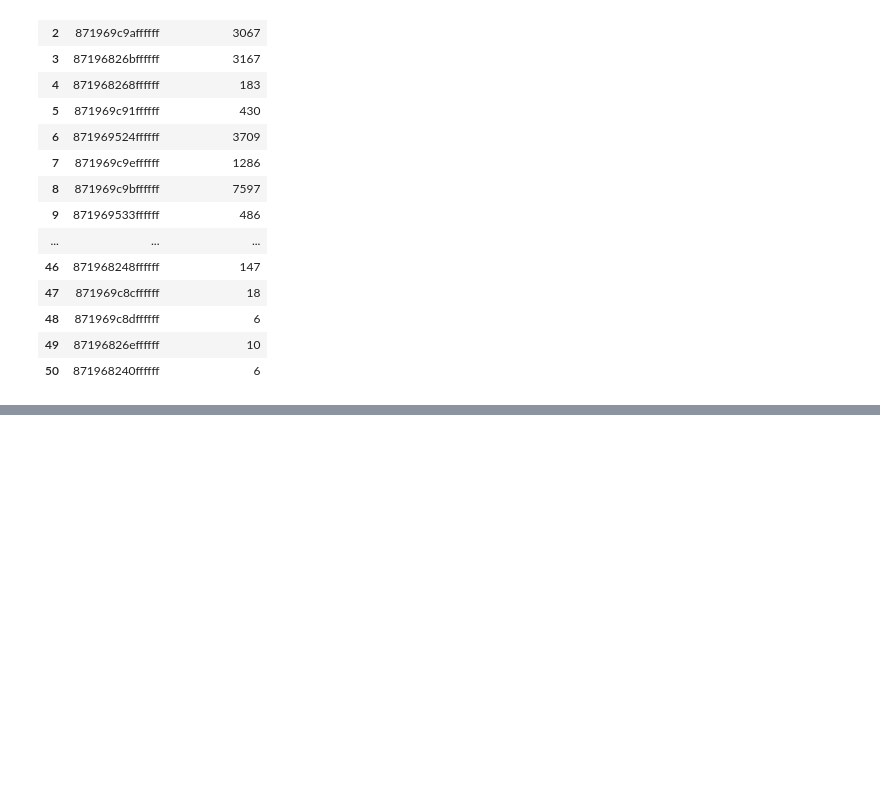
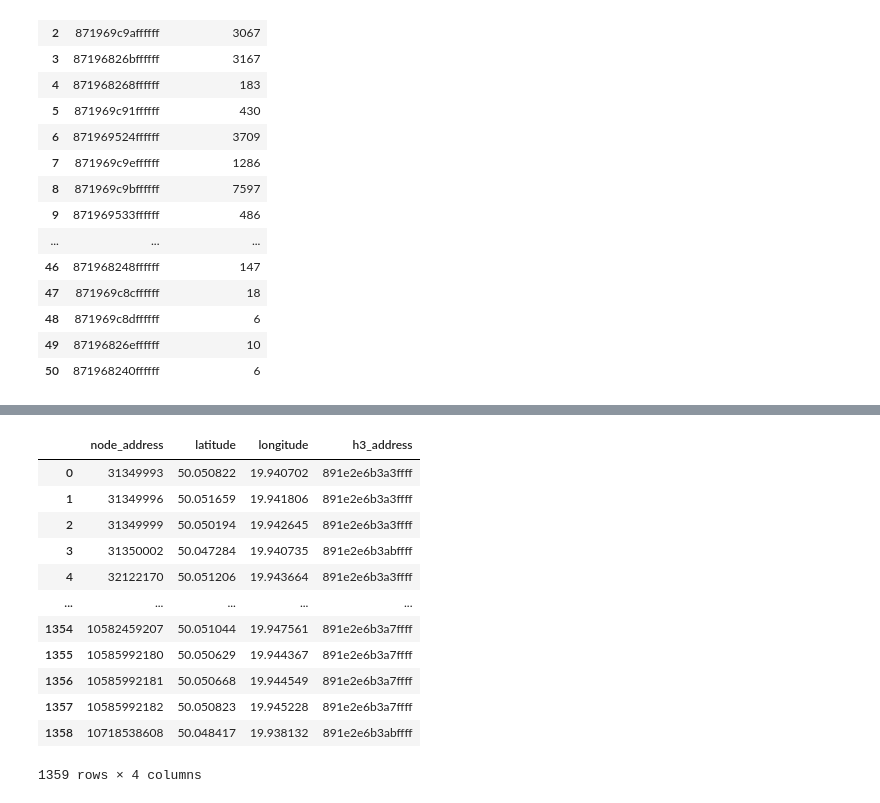
Before and after one commit to Farnoud-G/query_PT, a Jupyter notebook: Lab2_fg.ipynb, the cells around one changed output, grey strips where cells are left out. Drawn from its saved outputs; the diff is of its cells as text; code cells hidden in the pictures; blank space fills up the shorter version.

```diff
--- a/Lab2_fg.ipynb
+++ b/Lab2_fg.ipynb
@@ -321,0 +339,24 @@ h3_visualization(dx, 'hex_address', 'number_of_trips')
+# %%
+G = graph
+df = pd.DataFrame(columns=['node_address', 'latitude', 'longitude', 'h3_address'])
+df.node_address = list(G.nodes)
+df.latitude = df.apply(lambda row: G.nodes[row.node_address]['y'], axis=1)
+df.longitude = df.apply(lambda row: G.nodes[row.node_address]['x'], axis=1)
+zoning_level = 9
+df.h3_address = df.apply(lambda row: h3.geo_to_h3(row.latitude, row.longitude, zoning_level), axis=1)
+
+df
+# %% [output]
+|  | node_address | latitude | longitude | h3_address |
+| 0 | 31349993 | 50.050822 | 19.940702 | 891e2e6b3a3ffff |
+| 1 | 31349996 | 50.051659 | 19.941806 | 891e2e6b3a3ffff |
+| 2 | 31349999 | 50.050194 | 19.942645 | 891e2e6b3a3ffff |
+| 3 | 31350002 | 50.047284 | 19.940735 | 891e2e6b3abffff |
+| 4 | 32122170 | 50.051206 | 19.943664 | 891e2e6b3a3ffff |
+| ... | ... | ... | ... | ... |
+| 1354 | 10582459207 | 50.051044 | 19.947561 | 891e2e6b3a7ffff |
+| 1355 | 10585992180 | 50.050629 | 19.944367 | 891e2e6b3a7ffff |
+| 1356 | 10585992181 | 50.050668 | 19.944549 | 891e2e6b3a7ffff |
+| 1357 | 10585992182 | 50.050823 | 19.945228 | 891e2e6b3a7ffff |
+| 1358 | 10718538608 | 50.048417 | 19.938132 | 891e2e6b3abffff |
+1359 rows × 4 columns
```
Also changed, not shown: parts of 10 cells of this notebook, 2 other files.
